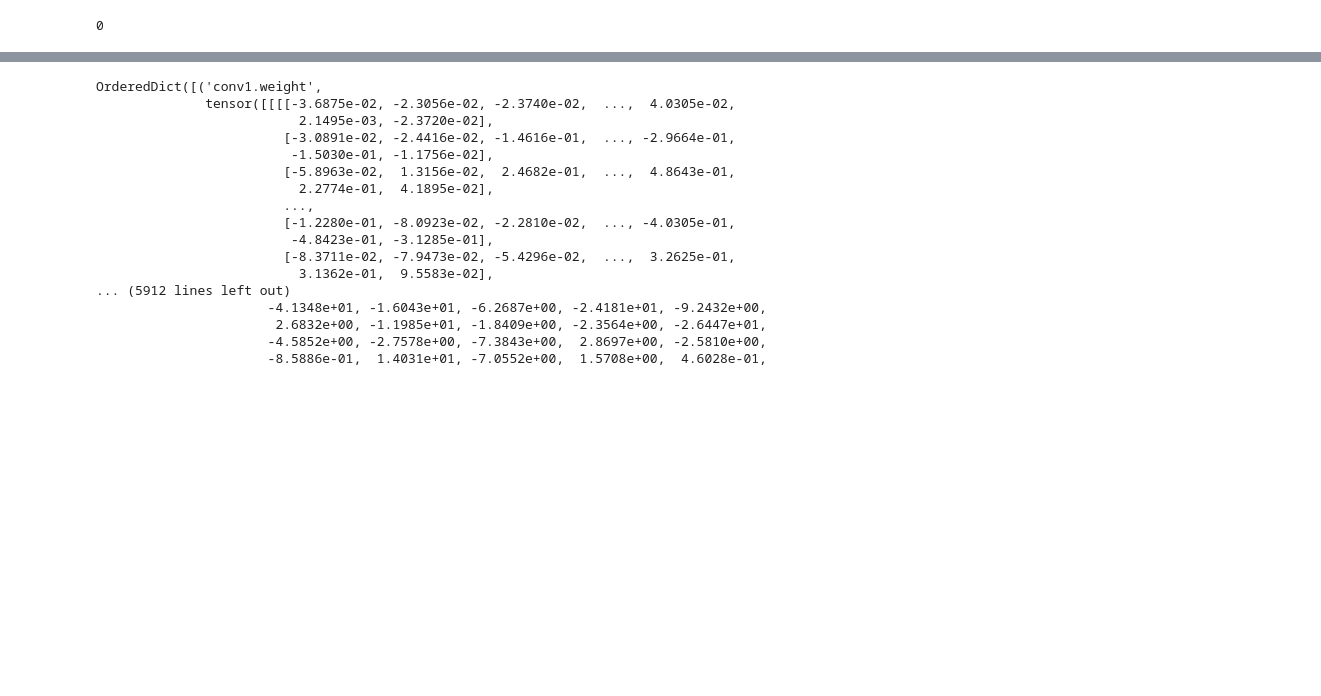
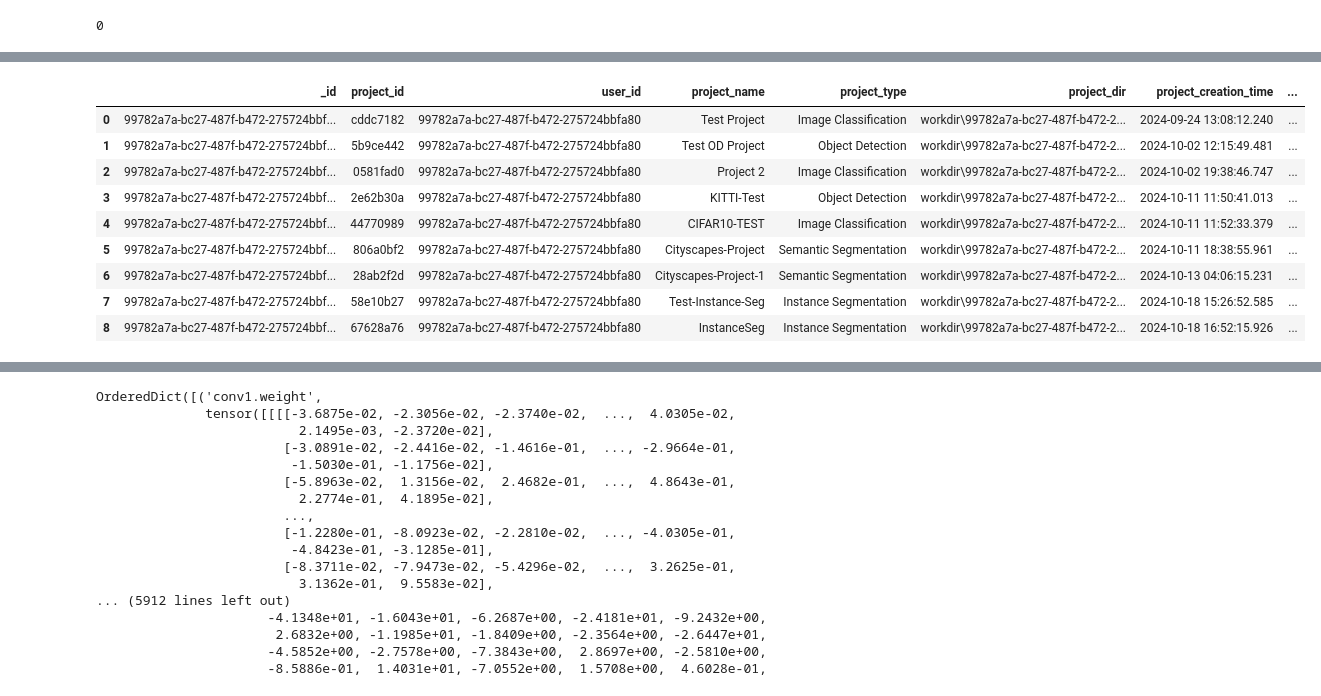
Before and after one commit to sarkarsachin57/ZELLA, a Jupyter notebook: backend/test.ipynb, the cells around one changed output, grey strips where cells are left out. Drawn from its saved outputs; the diff is of its cells as text; code cells hidden in the pictures; blank space fills up the shorter version.

```diff
--- a/backend/test.ipynb
+++ b/backend/test.ipynb
@@ -2956,3 +2992,22 @@ predict_image(image_path, model)
+# %%
+user_email = "sachin@gmail.com"
+user_data = mongodb['users'].find_one({'email' : user_email})
+user_id = user_data["_id"]
+
+
+project_list = mongodb["projects"].find({'user_id' : user_id})
+pd.DataFrame(project_list)
+# %% [output]
+|  | _id | project_id | user_id | project_name | project_type | project_dir | project_creation_time | ... |
+| 0 | 99782a7a-bc27-487f-b472-275724bbf... | cddc7182 | 99782a7a-bc27-487f-b472-275724bbfa80 | Test Project | Image Classification | workdir\99782a7a-bc27-487f-b472-2... | 2024-09-24 13:08:12.240 | ... |
+| 1 | 99782a7a-bc27-487f-b472-275724bbf... | 5b9ce442 | 99782a7a-bc27-487f-b472-275724bbfa80 | Test OD Project | Object Detection | workdir\99782a7a-bc27-487f-b472-2... | 2024-10-02 12:15:49.481 | ... |
+| 2 | 99782a7a-bc27-487f-b472-275724bbf... | 0581fad0 | 99782a7a-bc27-487f-b472-275724bbfa80 | Project 2 | Image Classification | workdir\99782a7a-bc27-487f-b472-2... | 2024-10-02 19:38:46.747 | ... |
+| 3 | 99782a7a-bc27-487f-b472-275724bbf... | 2e62b30a | 99782a7a-bc27-487f-b472-275724bbfa80 | KITTI-Test | Object Detection | workdir\99782a7a-bc27-487f-b472-2... | 2024-10-11 11:50:41.013 | ... |
+| 4 | 99782a7a-bc27-487f-b472-275724bbf... | 44770989 | 99782a7a-bc27-487f-b472-275724bbfa80 | CIFAR10-TEST | Image Classification | workdir\99782a7a-bc27-487f-b472-2... | 2024-10-11 11:52:33.379 | ... |
+| 5 | 99782a7a-bc27-487f-b472-275724bbf... | 806a0bf2 | 99782a7a-bc27-487f-b472-275724bbfa80 | Cityscapes-Project | Semantic Segmentation | workdir\99782a7a-bc27-487f-b472-2... | 2024-10-11 18:38:55.961 | ... |
+| 6 | 99782a7a-bc27-487f-b472-275724bbf... | 28ab2f2d | 99782a7a-bc27-487f-b472-275724bbfa80 | Cityscapes-Project-1 | Semantic Segmentation | workdir\99782a7a-bc27-487f-b472-2... | 2024-10-13 04:06:15.231 | ... |
+| 7 | 99782a7a-bc27-487f-b472-275724bbf... | 58e10b27 | 99782a7a-bc27-487f-b472-275724bbfa80 | Test-Instance-Seg | Instance Segmentation | workdir\99782a7a-bc27-487f-b472-2... | 2024-10-18 15:26:52.585 | ... |
+| 8 | 99782a7a-bc27-487f-b472-275724bbf... | 67628a76 | 99782a7a-bc27-487f-b472-275724bbfa80 | InstanceSeg | Instance Segmentation | workdir\99782a7a-bc27-487f-b472-2... | 2024-10-18 16:52:15.926 | ... |
 # %%
 user_email = "sachin@gmail.com"
 user_data = mongodb['users'].find_one({'email' : user_email})
```
Also changed, not shown: parts of 16 cells of this notebook, 3 other files.
